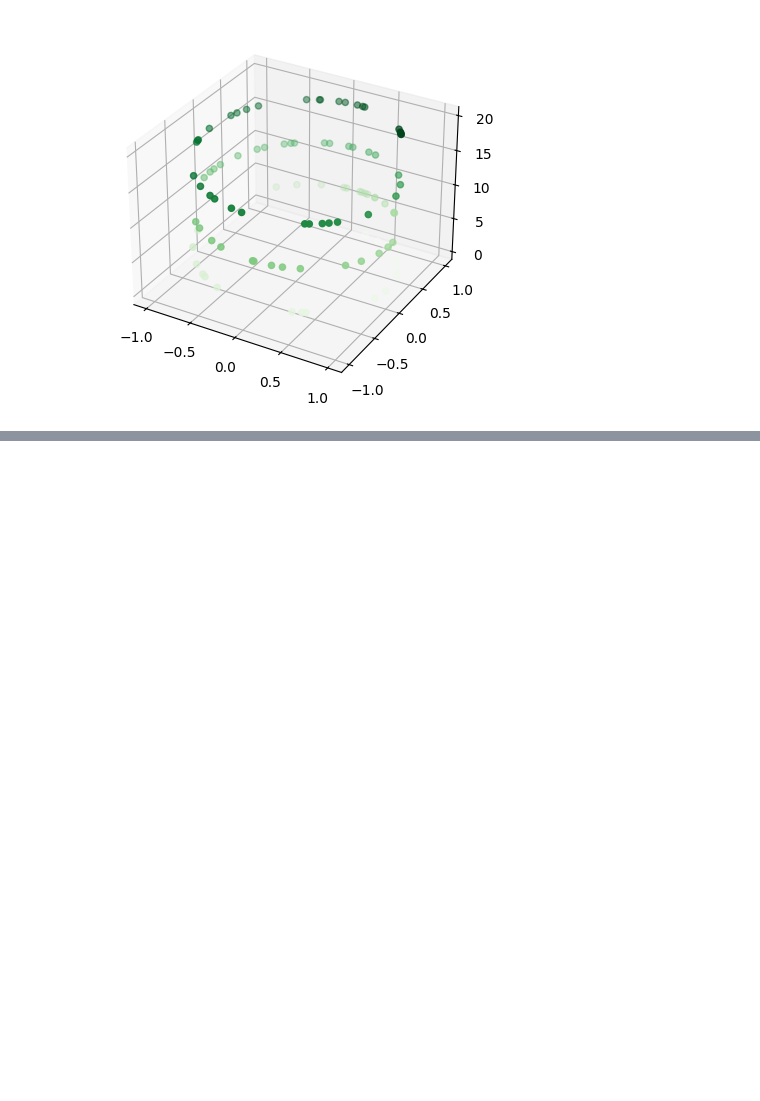
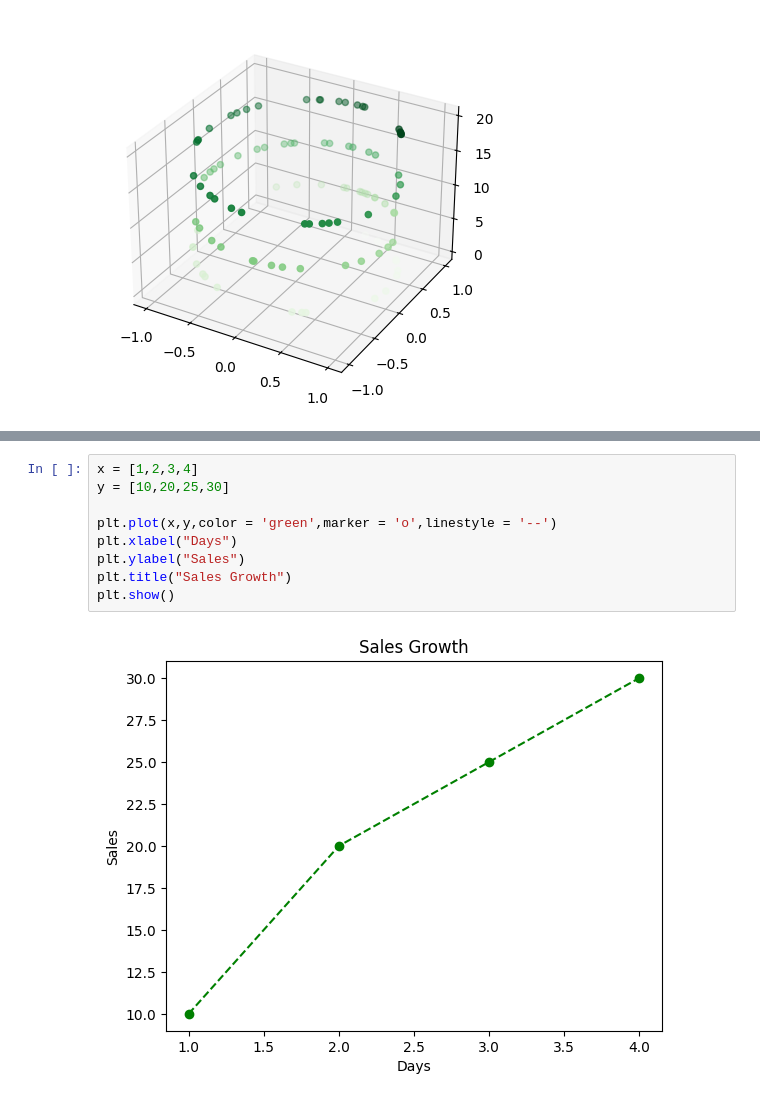
Before and after one commit to Varshashri1505/PythonBasics, a Jupyter notebook: Matplotlib_in_Py.ipynb, the cells around one changed output, grey strips where cells are left out. Saved outputs shown, nothing was run; the diff lists cells and outputs as text; blank space fills up the shorter version.

```diff
--- a/Matplotlib_in_Py.ipynb
+++ b/Matplotlib_in_Py.ipynb
@@ -180,0 +214,11 @@ plt.show()
+# %%
+x = [1,2,3,4]
+y = [10,20,25,30]
+
+plt.plot(x,y,color = 'green',marker = 'o',linestyle = '--')
+plt.xlabel("Days")
+plt.ylabel("Sales")
+plt.title("Sales Growth")
+plt.show()
+# %% [output]
+[figure, added]
```
Also changed, not shown: parts of 5 cells of this notebook.
